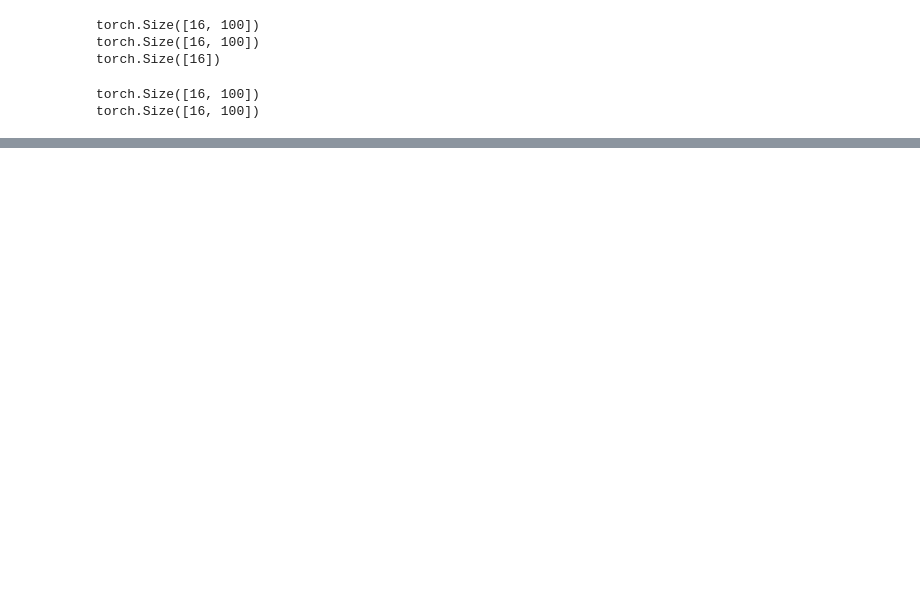
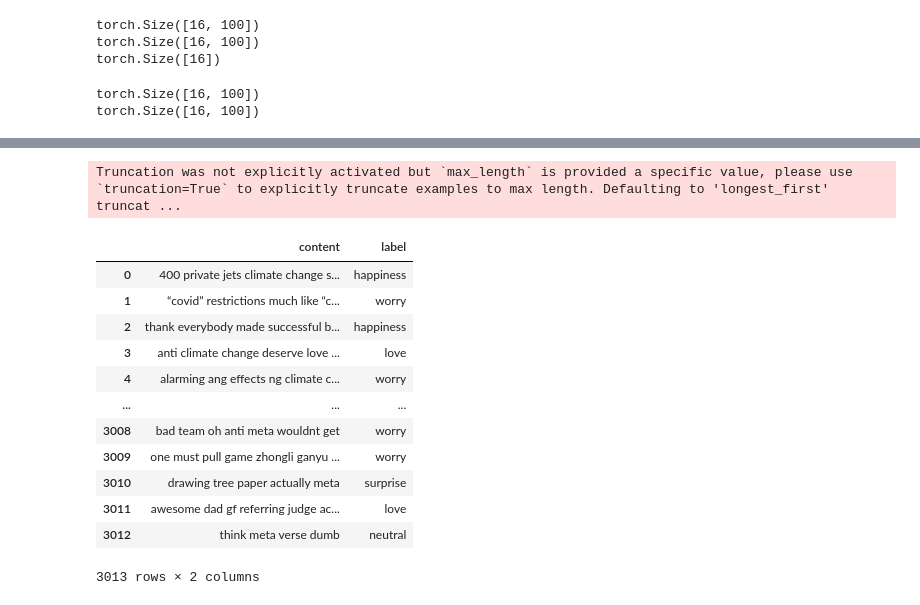
Before and after one commit to Strifee/Sentiment_analysis, a Jupyter notebook: Sentiment_analysis.ipynb, the cells around one changed output, grey strips where cells are left out. Saved outputs shown, nothing was run; the diff lists cells and outputs as text; code cells hidden in the pictures; blank space fills up the shorter version.

Commit message:
testing the model

```diff
--- a/Sentiment_analysis.ipynb
+++ b/Sentiment_analysis.ipynb
@@ -905,0 +1008,36 @@ NameError: name 'nlp' is not defined
+# %%
+L = []
+for review_text in df_test.content:
+    encoded_review = tokenizer.encode_plus(
+      review_text,
+      max_length=max_len,
+      add_special_tokens=True,
+      return_token_type_ids=False,
+      pad_to_max_length=True,
+      return_attention_mask=True,
+      return_tensors='pt',
+    )
+
+    input_ids = encoded_review['input_ids'].to(device)
+    attention_mask = encoded_review['attention_mask'].to(device)
+
+    output = model(input_ids, attention_mask)
+    _, prediction = torch.max(output, dim=1)
+    L.append(sent[prediction])
+df_test.label = L
+df_test
+# %% [output]
+Truncation was not explicitly activated but `max_length` is provided a specific value, please use `truncation=True` to explicitly truncate examples to max length. Defaulting to 'longest_first' truncat ...
+|  | content | label |
+| 0 | 400 private jets climate change s... | happiness |
+| 1 | “covid” restrictions much like “c... | worry |
+| 2 | thank everybody made successful b... | happiness |
+| 3 | anti climate change deserve love ... | love |
+| 4 | alarming ang effects ng climate c... | worry |
+| ... | ... | ... |
+| 3008 | bad team oh anti meta wouldnt get | worry |
+| 3009 | one must pull game zhongli ganyu ... | worry |
+| 3010 | drawing tree paper actually meta | surprise |
+| 3011 | awesome dad gf referring judge ac... | love |
+| 3012 | think meta verse dumb | neutral |
+3013 rows × 2 columns
```
Also changed, not shown: parts of 28 cells of this notebook.
